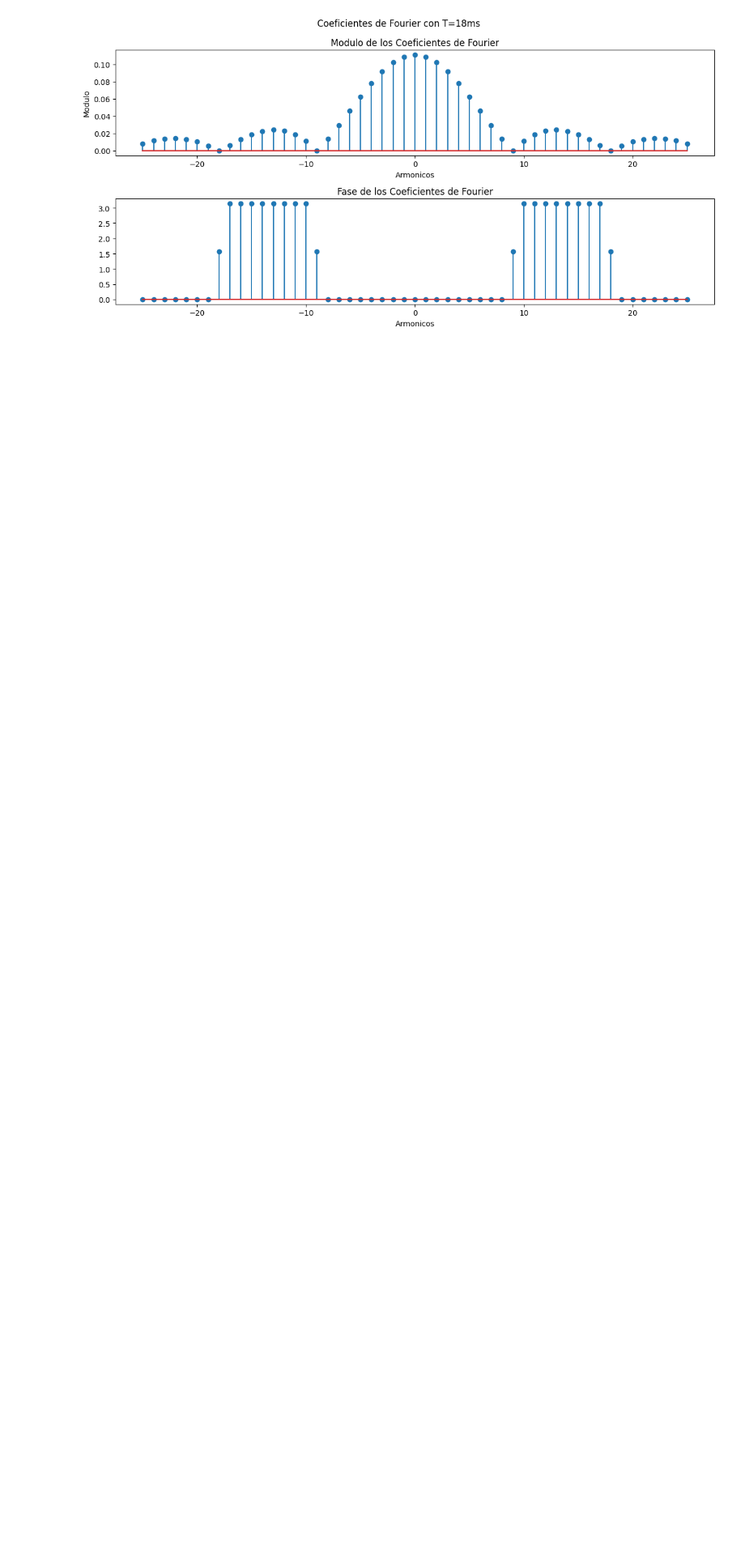
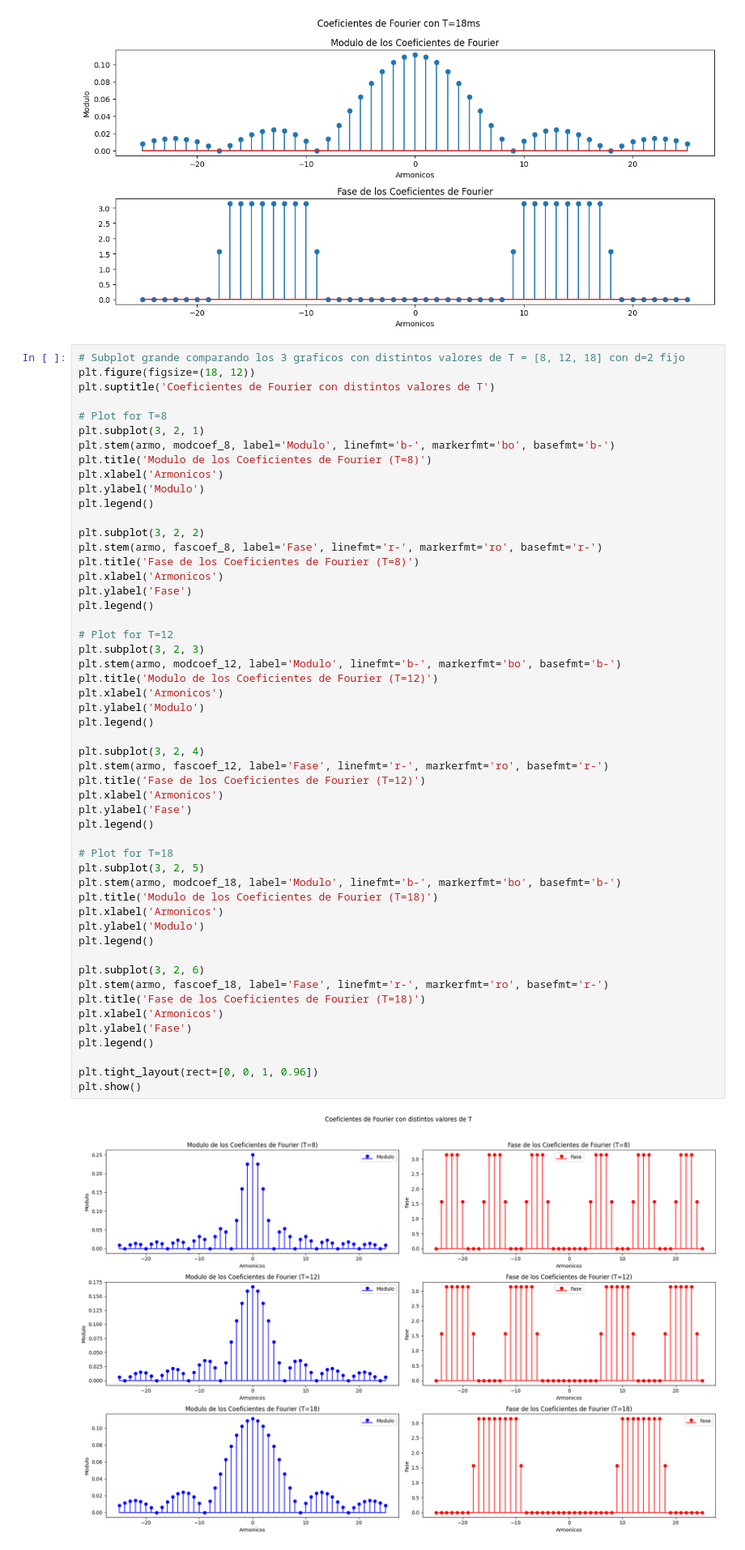
Before and after one commit to Lekkito/analisis-de-se-ales, a Jupyter notebook: tp3.ipynb, the cells around one changed output. Shown at 81% size. Drawn from its saved outputs; the diff is of its cells as text; blank space fills up the shorter version.

```diff
--- a/tp3.ipynb
+++ b/tp3.ipynb
@@ -494,3 +492,57 @@ plt.tight_layout()
 plt.show()
 # %% [output]
 [figure]
+# %%
+# Subplot grande comparando los 3 graficos con distintos valores de T = [8, 12, 18] con d=2 fijo
+plt.figure(figsize=(18, 12))
+plt.suptitle('Coeficientes de Fourier con distintos valores de T')
+
+# Plot for T=8
+plt.subplot(3, 2, 1)
+plt.stem(armo, modcoef_8, label='Modulo', linefmt='b-', markerfmt='bo', basefmt='b-')
+plt.title('Modulo de los Coeficientes de Fourier (T=8)')
+plt.xlabel('Armonicos')
+plt.ylabel('Modulo')
+plt.legend()
+
+plt.subplot(3, 2, 2)
+plt.stem(armo, fascoef_8, label='Fase', linefmt='r-', markerfmt='ro', basefmt='r-')
+plt.title('Fase de los Coeficientes de Fourier (T=8)')
+plt.xlabel('Armonicos')
+plt.ylabel('Fase')
+plt.legend()
+
+# Plot for T=12
+plt.subplot(3, 2, 3)
+plt.stem(armo, modcoef_12, label='Modulo', linefmt='b-', markerfmt='bo', basefmt='b-')
+plt.title('Modulo de los Coeficientes de Fourier (T=12)')
+plt.xlabel('Armonicos')
+plt.ylabel('Modulo')
+plt.legend()
+
+plt.subplot(3, 2, 4)
+plt.stem(armo, fascoef_12, label='Fase', linefmt='r-', markerfmt='ro', basefmt='r-')
+plt.title('Fase de los Coeficientes de Fourier (T=12)')
+plt.xlabel('Armonicos')
+plt.ylabel('Fase')
+plt.legend()
+
+# Plot for T=18
+plt.subplot(3, 2, 5)
+plt.stem(armo, modcoef_18, label='Modulo', linefmt='b-', markerfmt='bo', basefmt='b-')
+plt.title('Modulo de los Coeficientes de Fourier (T=18)')
+plt.xlabel('Armonicos')
+plt.ylabel('Modulo')
+plt.legend()
+
+plt.subplot(3, 2, 6)
+plt.stem(armo, fascoef_18, label='Fase', linefmt='r-', markerfmt='ro', basefmt='r-')
+plt.title('Fase de los Coeficientes de Fourier (T=18)')
+plt.xlabel('Armonicos')
+plt.ylabel('Fase')
+plt.legend()
+
+plt.tight_layout(rect=[0, 0, 1, 0.96])
+plt.show()
+# %% [output]
+[figure, added]
```
Also changed, not shown: parts of 2 cells of this notebook.
